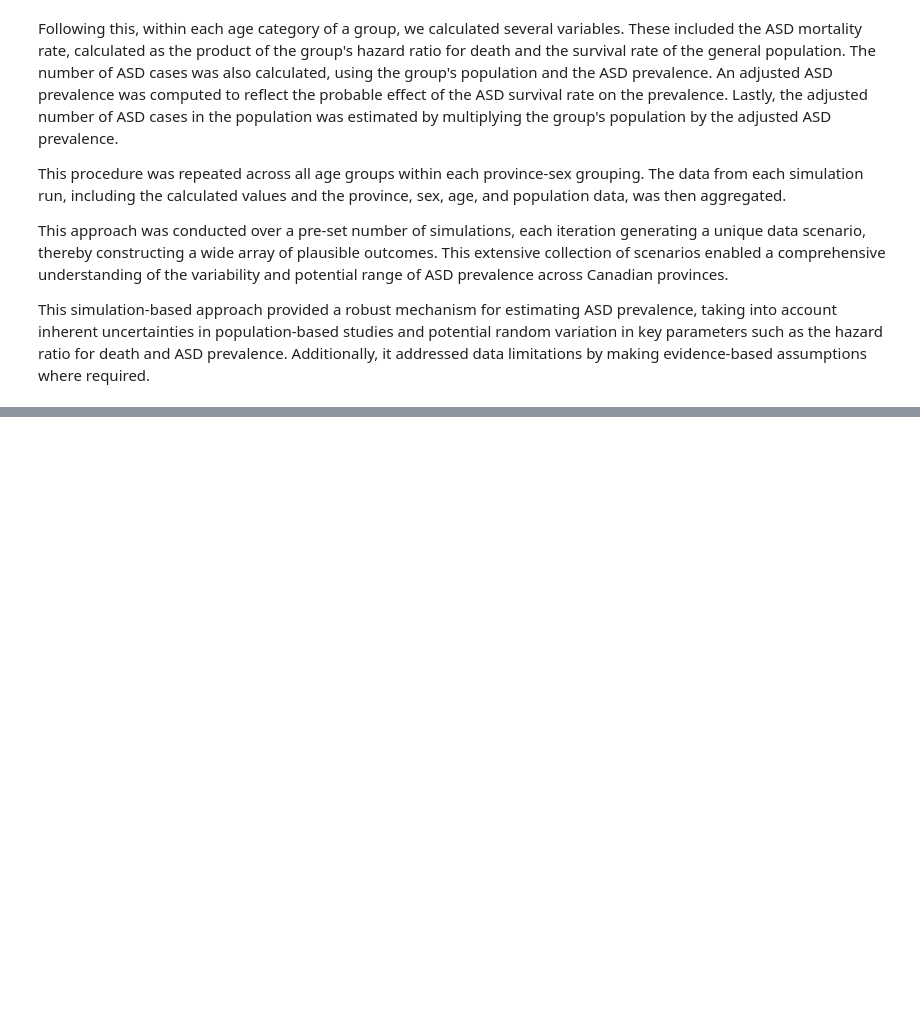
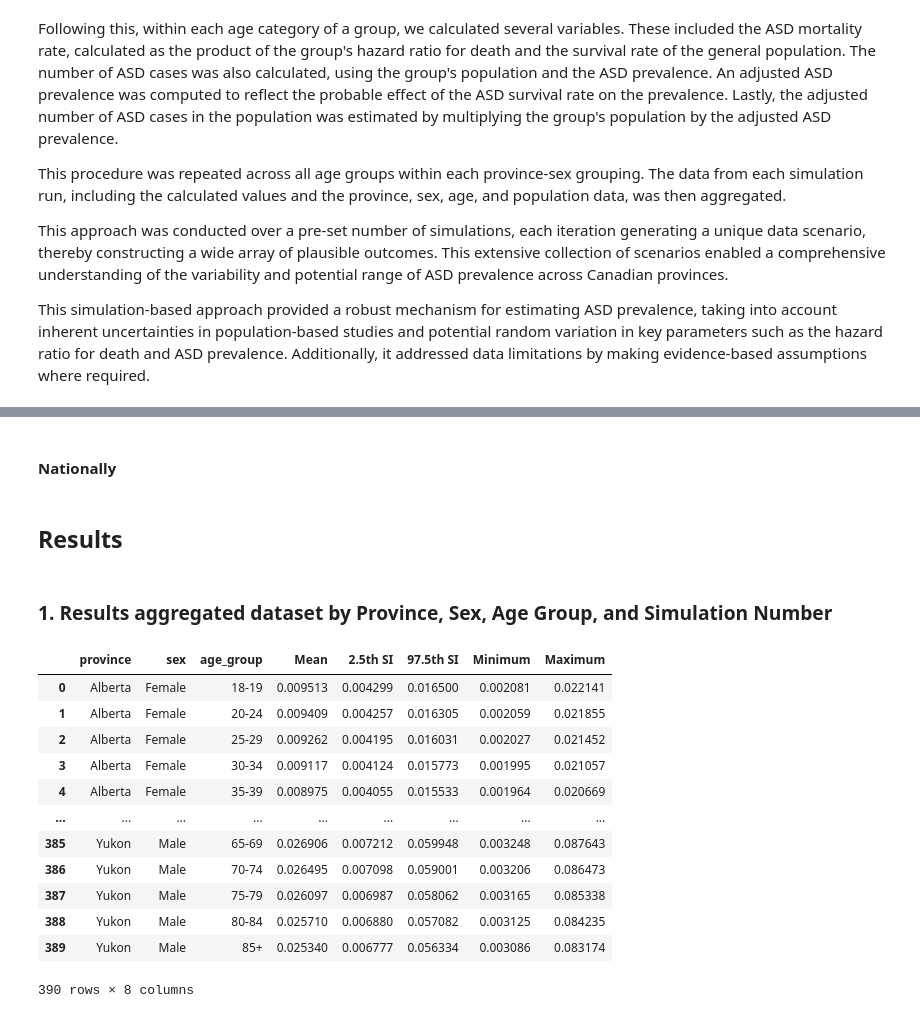
Before and after one commit to aaljaish/ASD_Prevalence, a Jupyter notebook: 03_Simulation_for_ASD_Prevalence.ipynb, the cells around one changed output, grey strips where cells are left out. Saved outputs shown, nothing was run; the diff lists cells and outputs as text; code cells hidden in the pictures; blank space fills up the shorter version.

```diff
--- a/03_Simulation_for_ASD_Prevalence.ipynb
+++ b/03_Simulation_for_ASD_Prevalence.ipynb
@@ -315,0 +318,2 @@ HR Females: 3.16, (95% SI: 2.34, 4.17)
+# %% [markdown]
+#### Nationally
@@ -315,0 +340,21 @@ HR Females: 3.16, (95% SI: 2.34, 4.17)
+# %% [markdown]
+## Results
+# %% [markdown]
+### 1. Results aggregated dataset by Province, Sex, Age Group, and Simulation Number
+# %%
+variables=['province', 'sex', 'age_group']
+get_stats_grouped(sim_data, variables=variables)
+# %% [output]
+|  | province | sex | age_group | Mean | 2.5th SI | 97.5th SI | Minimum | Maximum |
+| 0 | Alberta | Female | 18-19 | 0.009513 | 0.004299 | 0.016500 | 0.002081 | 0.022141 |
+| 1 | Alberta | Female | 20-24 | 0.009409 | 0.004257 | 0.016305 | 0.002059 | 0.021855 |
+| 2 | Alberta | Female | 25-29 | 0.009262 | 0.004195 | 0.016031 | 0.002027 | 0.021452 |
+| 3 | Alberta | Female | 30-34 | 0.009117 | 0.004124 | 0.015773 | 0.001995 | 0.021057 |
+| 4 | Alberta | Female | 35-39 | 0.008975 | 0.004055 | 0.015533 | 0.001964 | 0.020669 |
+| ... | ... | ... | ... | ... | ... | ... | ... | ... |
+| 385 | Yukon | Male | 65-69 | 0.026906 | 0.007212 | 0.059948 | 0.003248 | 0.087643 |
+| 386 | Yukon | Male | 70-74 | 0.026495 | 0.007098 | 0.059001 | 0.003206 | 0.086473 |
+| 387 | Yukon | Male | 75-79 | 0.026097 | 0.006987 | 0.058062 | 0.003165 | 0.085338 |
+| 388 | Yukon | Male | 80-84 | 0.025710 | 0.006880 | 0.057082 | 0.003125 | 0.084235 |
+| 389 | Yukon | Male | 85+ | 0.025340 | 0.006777 | 0.056334 | 0.003086 | 0.083174 |
+390 rows × 8 columns
```
Also changed, not shown: parts of 22 cells of this notebook.
